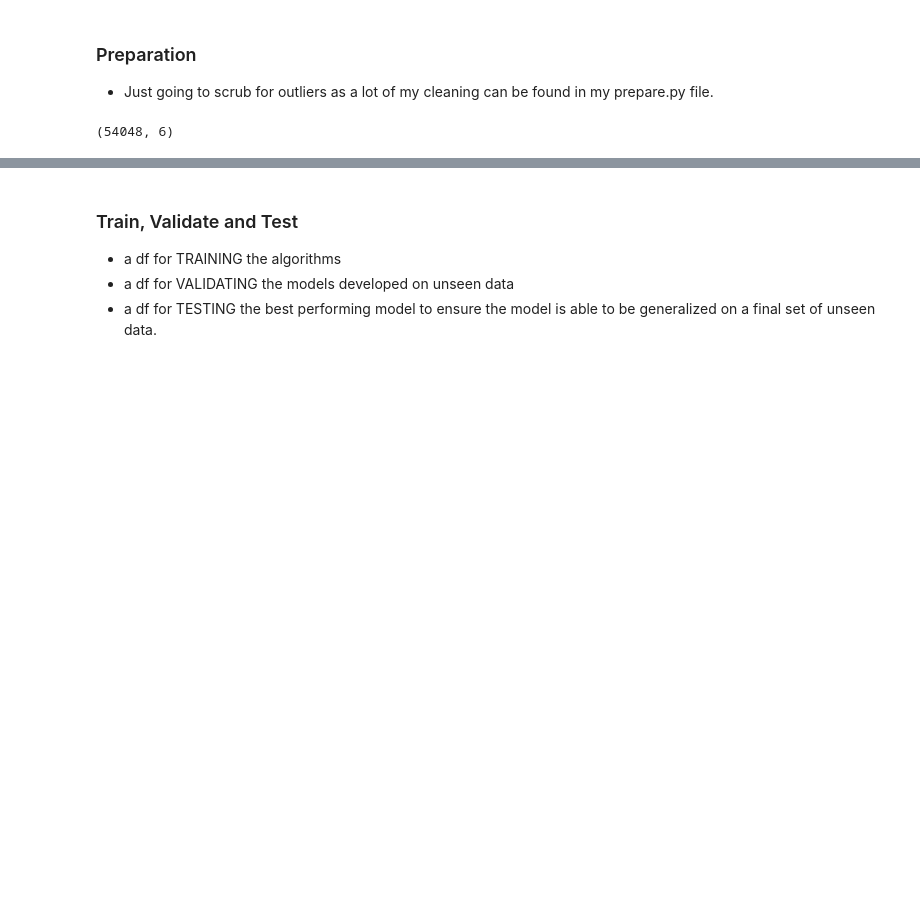
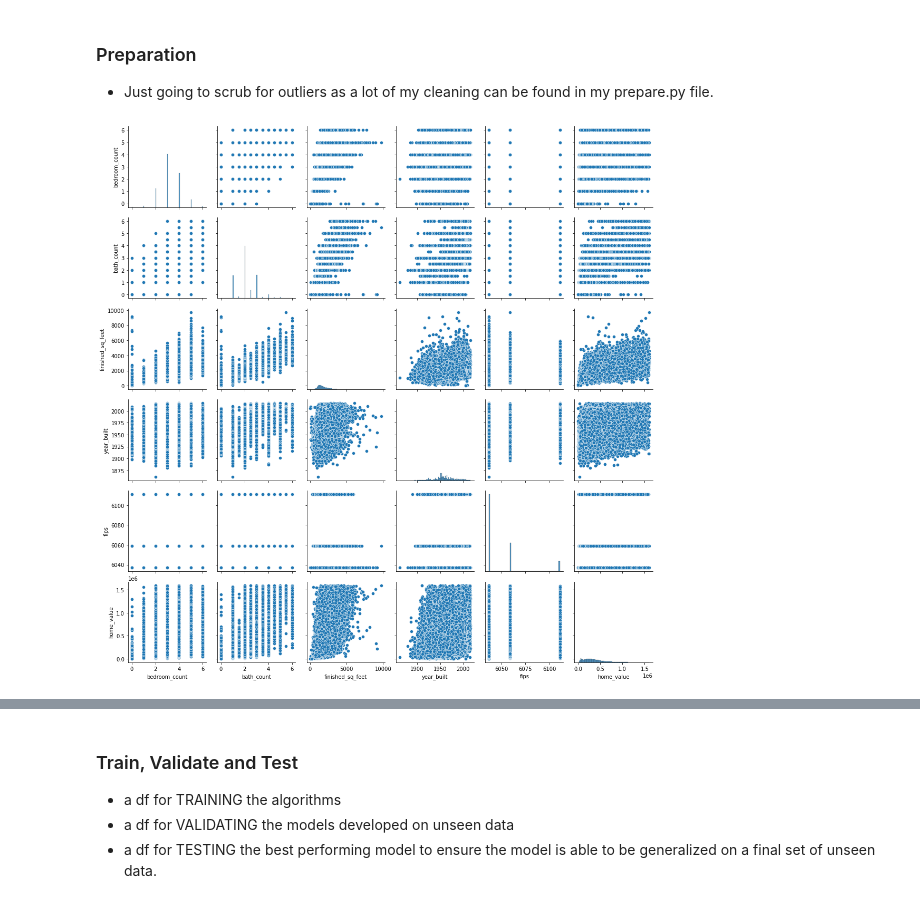
Before and after one commit to LuisVArce/Regression_Project, a Jupyter notebook: zillow_report.ipynb, the cells around one changed output, grey strips where cells are left out. Saved outputs shown, nothing was run; the diff lists cells and outputs as text; code cells hidden in the pictures; blank space fills up the shorter version.

```diff
--- a/zillow_report.ipynb
+++ b/zillow_report.ipynb
@@ -55,16 +64,21 @@ df.shape
 # %%
 # cleaning for outliers
 def zillow_outliers(df):
     df = df[df["bath_count"] <= 6]
     df = df[df["bedroom_count"] <= 6]
     df = df[df["finished_sq_feet"] <= 10000]
     df = df[df["home_value"] <= 1_600_000]
 
     return df
 df = zillow_outliers(df)
 df.shape # checks out!
 
 
 # Choose reasonings for why i chose the values and show distribution.
+
+# Pairplot the numeric variables
+
+sns.pairplot(df)
+plt.show()
 # %% [output]
-(54048, 6)
+[figure, added]
```
Also changed, not shown: parts of 31 cells of this notebook, 2 other files.
